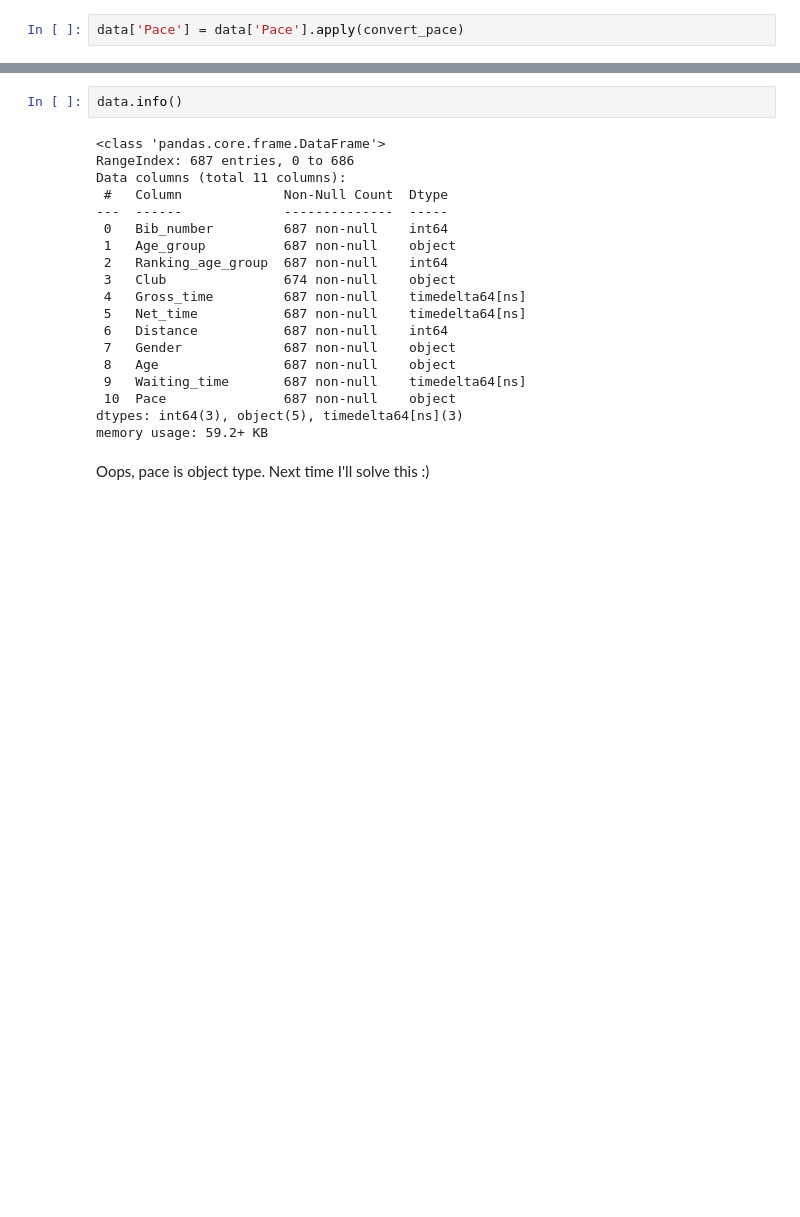
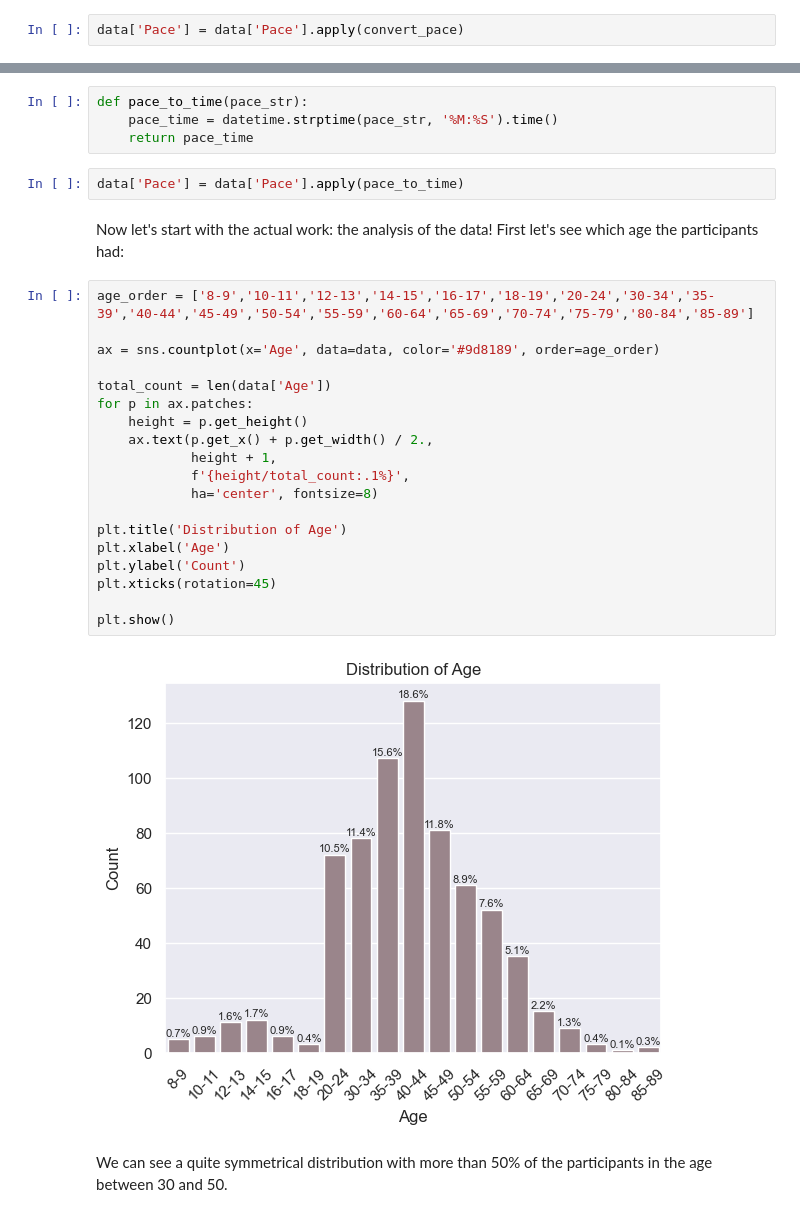
Before and after one commit to scheinmensch/Plaenterwaldlauf, a Jupyter notebook: Analysis.ipynb, the cells around one changed output, grey strips where cells are left out. Saved outputs shown, nothing was run; the diff lists cells and outputs as text; blank space fills up the shorter version.

```diff
--- a/Analysis.ipynb
+++ b/Analysis.ipynb
@@ -267,23 +187,31 @@ Now we could perhaps take a chance on the first plot. Age by pace or something.
-# %%
-data.info()
-# %% [output]
-<class 'pandas.core.frame.DataFrame'>
-RangeIndex: 687 entries, 0 to 686
-Data columns (total 11 columns):
- #   Column             Non-Null Count  Dtype
----  ------             --------------  -----
- 0   Bib_number         687 non-null    int64
- 1   Age_group          687 non-null    object
- 2   Ranking_age_group  687 non-null    int64
- 3   Club               674 non-null    object
- 4   Gross_time         687 non-null    timedelta64[ns]
- 5   Net_time           687 non-null    timedelta64[ns]
- 6   Distance           687 non-null    int64
- 7   Gender             687 non-null    object
- 8   Age                687 non-null    object
- 9   Waiting_time       687 non-null    timedelta64[ns]
- 10  Pace               687 non-null    object
-dtypes: int64(3), object(5), timedelta64[ns](3)
-memory usage: 59.2+ KB
-# %% [markdown]
-Oops, pace is object type. Next time I'll solve this :)
+# %%
+def pace_to_time(pace_str):
+    pace_time = datetime.strptime(pace_str, '%M:%S').time()
+    return pace_time
+# %%
+data['Pace'] = data['Pace'].apply(pace_to_time)
+# %% [markdown]
+Now let's start with the actual work: the analysis of the data! First let's see which age the participants had:
+# %%
+age_order = ['8-9','10-11','12-13','14-15','16-17','18-19','20-24','30-34','35-39','40-44','45-49','50-54','55-59','60-64','65-69','70-74','75-79','80-84','85-89']
+
+ax = sns.countplot(x='Age', data=data, color='#9d8189', order=age_order)
+
+total_count = len(data['Age'])
+for p in ax.patches:
+    height = p.get_height()
+    ax.text(p.get_x() + p.get_width() / 2.,
+            height + 1,
+            f'{height/total_count:.1%}',
+            ha='center', fontsize=8)
+
+plt.title('Distribution of Age')
+plt.xlabel('Age')
+plt.ylabel('Count')
+plt.xticks(rotation=45)
+
+plt.show()
+# %% [output]
+[figure, added]
+# %% [markdown]
+We can see a quite symmetrical distribution with more than 50% of the participants in the age between 30 and 50.
```
Also changed, not shown: parts of 9 cells of this notebook.
